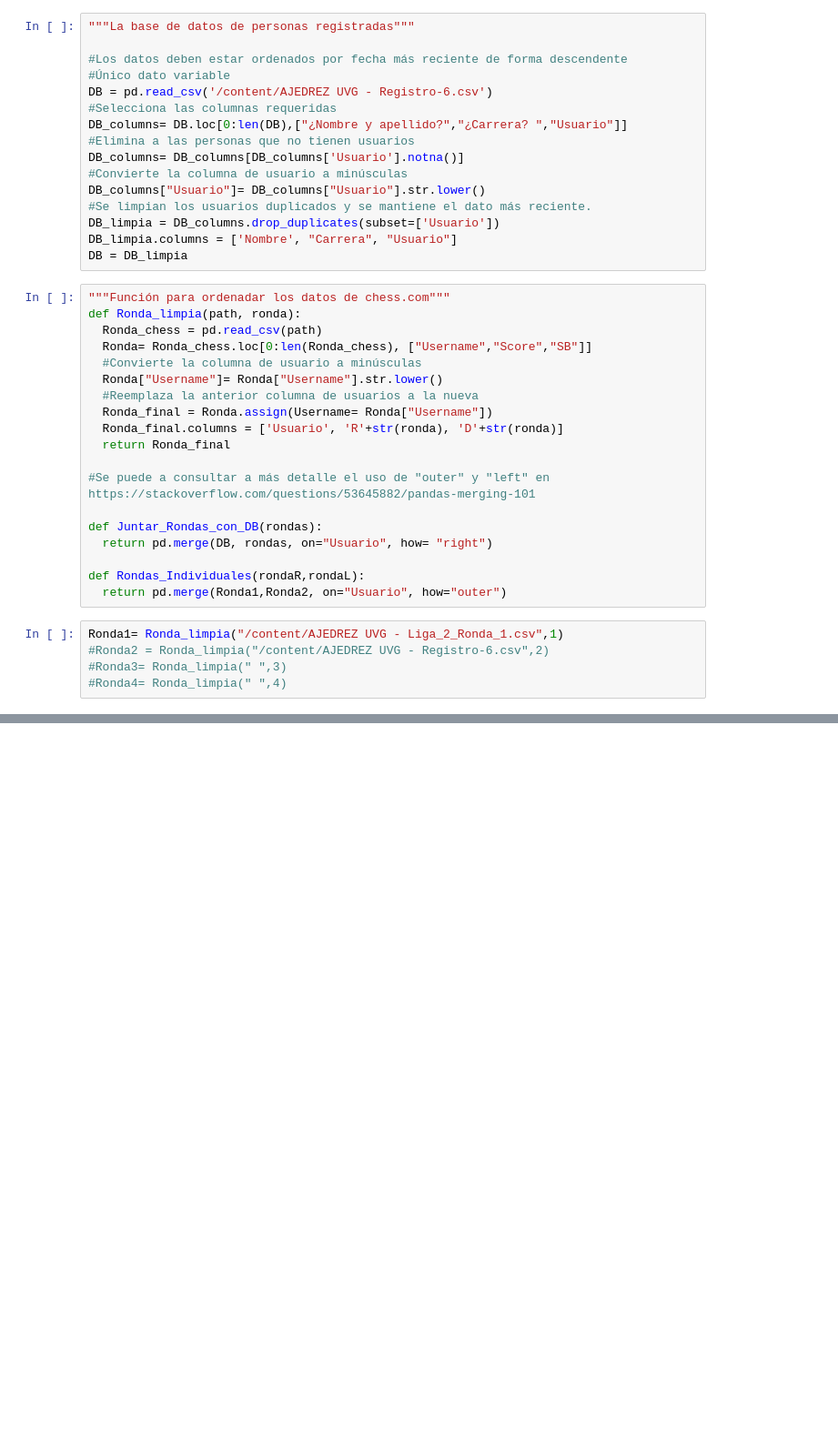
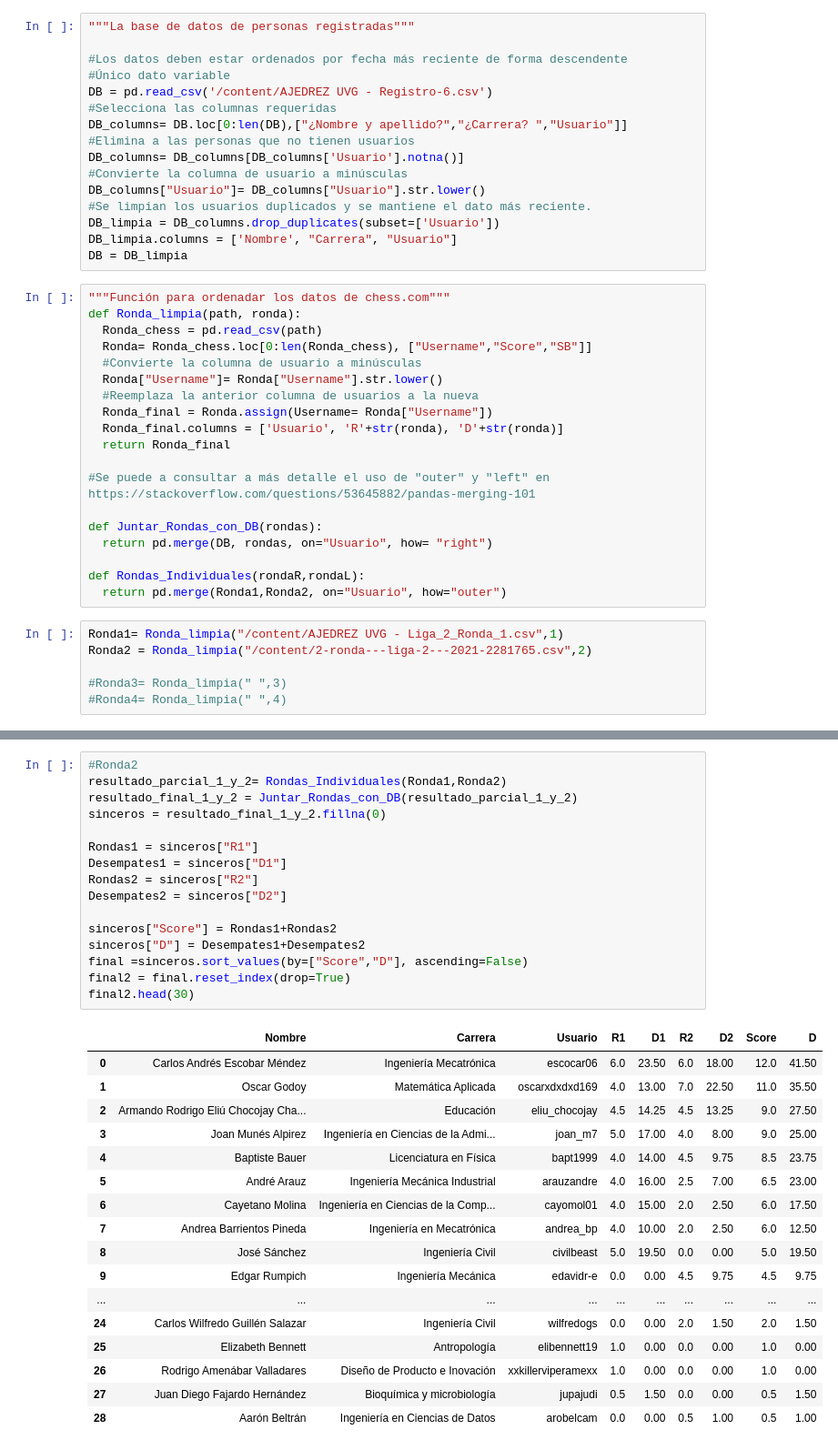
Before and after one commit to RudiksChess/ClubDeAjedrezUVG, a Jupyter notebook: ClubDeAjedrezResultados.ipynb, the cells around one changed output, grey strips where cells are left out. Shown: that part at 91% size. Cells and saved outputs as stored; diff of their text form; blank space fills up the shorter version.

```diff
--- a/ClubDeAjedrezResultados.ipynb
+++ b/ClubDeAjedrezResultados.ipynb
@@ -39,7 +39,8 @@ def Rondas_Individuales(rondaR,rondaL):
   return pd.merge(Ronda1,Ronda2, on="Usuario", how="outer")
 # %%
 Ronda1= Ronda_limpia("/content/AJEDREZ UVG - Liga_2_Ronda_1.csv",1)
-#Ronda2 = Ronda_limpia("/content/AJEDREZ UVG - Registro-6.csv",2)
+Ronda2 = Ronda_limpia("/content/2-ronda---liga-2---2021-2281765.csv",2)
+
 #Ronda3= Ronda_limpia(" ",3)
 #Ronda4= Ronda_limpia(" ",4)
 # %%
@@ -74 +75,35 @@ Resultado_final.head(30)
+# %%
+#Ronda2
+resultado_parcial_1_y_2= Rondas_Individuales(Ronda1,Ronda2)
+resultado_final_1_y_2 = Juntar_Rondas_con_DB(resultado_parcial_1_y_2)
+sinceros = resultado_final_1_y_2.fillna(0)
+
+Rondas1 = sinceros["R1"]
+Desempates1 = sinceros["D1"]
+Rondas2 = sinceros["R2"]
+Desempates2 = sinceros["D2"]
+
+sinceros["Score"] = Rondas1+Rondas2
+sinceros["D"] = Desempates1+Desempates2
+final =sinceros.sort_values(by=["Score","D"], ascending=False)
+final2 = final.reset_index(drop=True)
+final2.head(30)
+# %% [output]
+|  | Nombre | Carrera | Usuario | R1 | D1 | R2 | D2 | Score | D |
+| 0 | Carlos Andrés Escobar Méndez | Ingeniería Mecatrónica | escocar06 | 6.0 | 23.50 | 6.0 | 18.00 | 12.0 | 41.50 |
+| 1 | Oscar Godoy | Matemática Aplicada | oscarxdxdxd169 | 4.0 | 13.00 | 7.0 | 22.50 | 11.0 | 35.50 |
+| 2 | Armando Rodrigo Eliú Chocojay Cha... | Educación | eliu_chocojay | 4.5 | 14.25 | 4.5 | 13.25 | 9.0 | 27.50 |
+| 3 | Joan Munés Alpirez | Ingeniería en Ciencias de la Admi... | joan_m7 | 5.0 | 17.00 | 4.0 | 8.00 | 9.0 | 25.00 |
+| 4 | Baptiste Bauer | Licenciatura en Física | bapt1999 | 4.0 | 14.00 | 4.5 | 9.75 | 8.5 | 23.75 |
+| 5 | André Arauz | Ingeniería Mecánica Industrial | arauzandre | 4.0 | 16.00 | 2.5 | 7.00 | 6.5 | 23.00 |
+| 6 | Cayetano Molina | Ingeniería en Ciencias de la Comp... | cayomol01 | 4.0 | 15.00 | 2.0 | 2.50 | 6.0 | 17.50 |
+| 7 | Andrea Barrientos Pineda | Ingeniería en Mecatrónica | andrea_bp | 4.0 | 10.00 | 2.0 | 2.50 | 6.0 | 12.50 |
+| 8 | José Sánchez | Ingeniería Civil | civilbeast | 5.0 | 19.50 | 0.0 | 0.00 | 5.0 | 19.50 |
+| 9 | Edgar Rumpich | Ingeniería Mecánica | edavidr-e | 0.0 | 0.00 | 4.5 | 9.75 | 4.5 | 9.75 |
+| ... | ... | ... | ... | ... | ... | ... | ... | ... | ... |
+| 24 | Carlos Wilfredo Guillén Salazar | Ingeniería Civil | wilfredogs | 0.0 | 0.00 | 2.0 | 1.50 | 2.0 | 1.50 |
+| 25 | Elizabeth Bennett | Antropología | elibennett19 | 1.0 | 0.00 | 0.0 | 0.00 | 1.0 | 0.00 |
+| 26 | Rodrigo Amenábar Valladares | Diseño de Producto e Inovación | xxkillerviperamexx | 1.0 | 0.00 | 0.0 | 0.00 | 1.0 | 0.00 |
+| 27 | Juan Diego Fajardo Hernández | Bioquímica y microbiología | jupajudi | 0.5 | 1.50 | 0.0 | 0.00 | 0.5 | 1.50 |
+| 28 | Aarón Beltrán | Ingeniería en Ciencias de Datos | arobelcam | 0.0 | 0.00 | 0.5 | 1.00 | 0.5 | 1.00 |
 # %%
```
Also changed, not shown: parts of 4 cells of this notebook.
